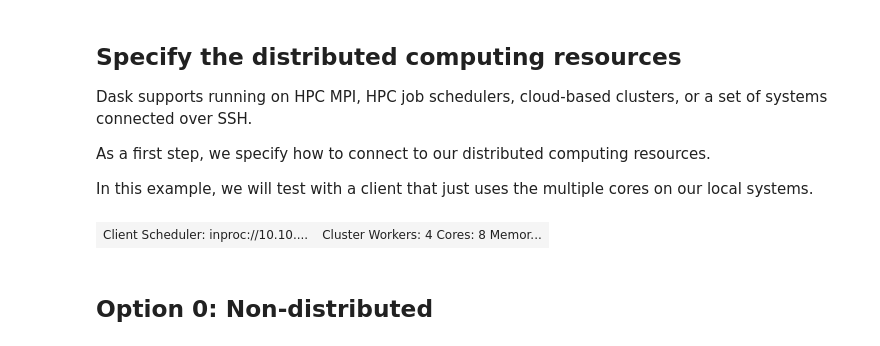
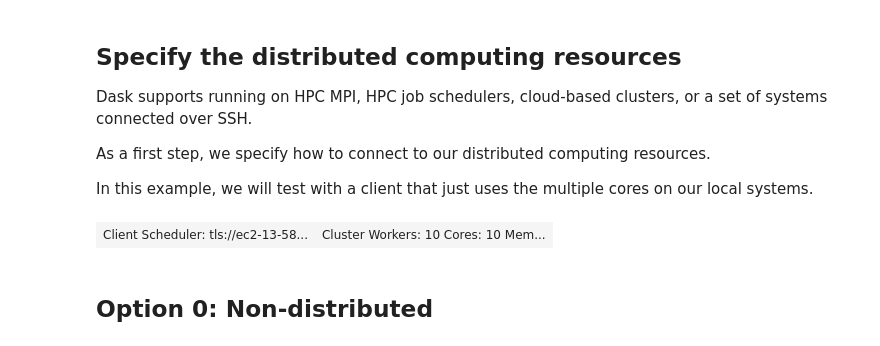
Before and after one commit to dani-lbnl/SC20_pyHPC, a Jupyter notebook: code/DistributedProcessingPipelines.ipynb, the cells around one changed output. Saved outputs shown, nothing was run; the diff lists cells and outputs as text; code cells hidden in the pictures.

```diff
--- a/code/DistributedProcessingPipelines.ipynb
+++ b/code/DistributedProcessingPipelines.ipynb
@@ -11,3 +11,6 @@ import dask.array as da
 import dask
 
 import time
+# %%
+import coiled
+cluster = coiled.Cluster(name='thewtex-d2b964e8-3', n_workers=10, configuration="thewtex/sc20-pyhpc")
@@ -22,12 +27,14 @@ In this example, we will test with a client that just uses the multiple cores on
 # %%
 ## run dask-scheduler at a scheduler machine
 ## run dask-worker ip:8786 at a worker
 # local_cluster = LocalCluster(n_workers=8, processes=False, memory_limit='4G')
 # client = Client(local_cluster)
-client = Client(n_workers=4, processes=False)
+# client = Client(n_workers=4, processes=False)
+# client
+client = Client(cluster)
 client
 # %% [output]
-| Client Scheduler: inproc://10.10.... | Cluster Workers: 4 Cores: 8 Memor... |
+| Client Scheduler: tls://ec2-13-58... | Cluster Workers: 10 Cores: 10 Mem... |
 # %%
 # An example image processing pipeline with a parameter
 def my_processing_pipeline(image_chunk, radius=2):
```
Also changed, not shown: parts of 8 cells of this notebook, 4 other files.
